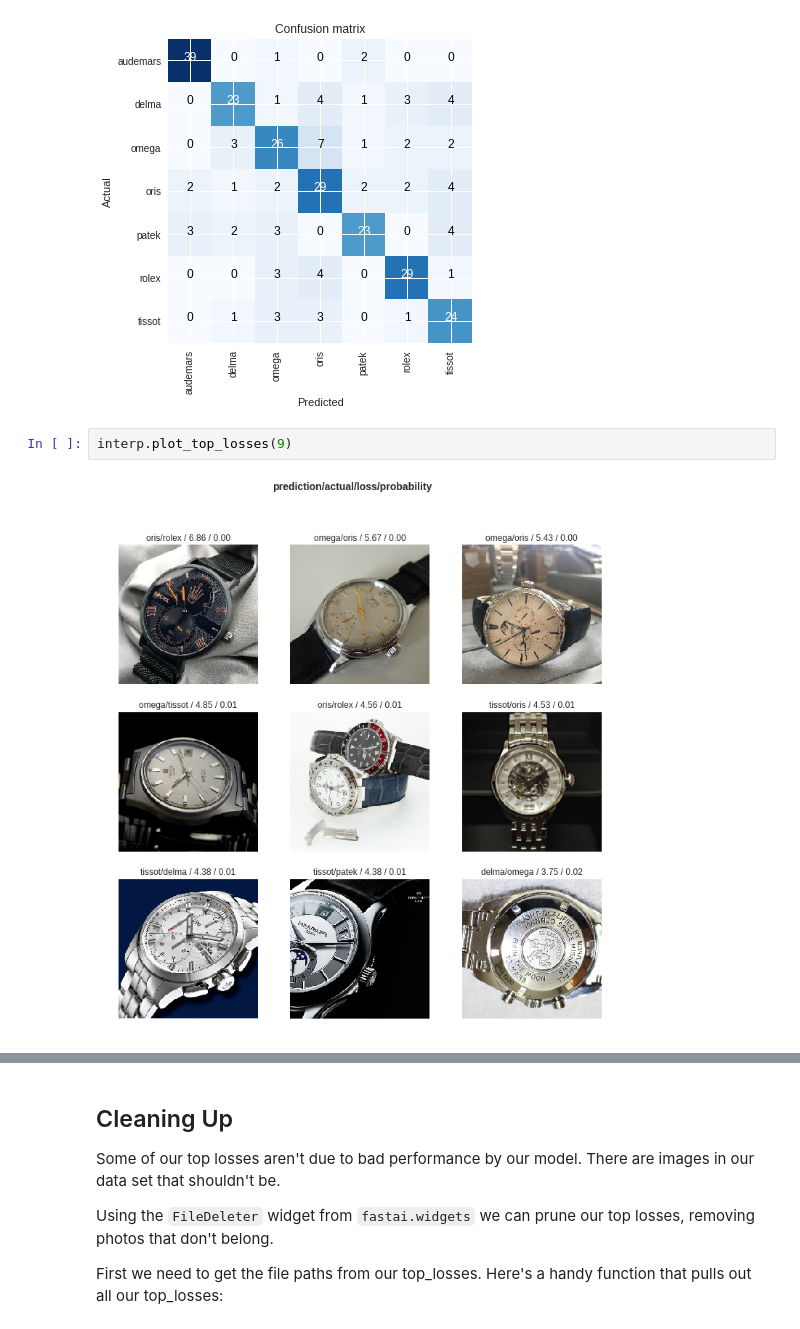
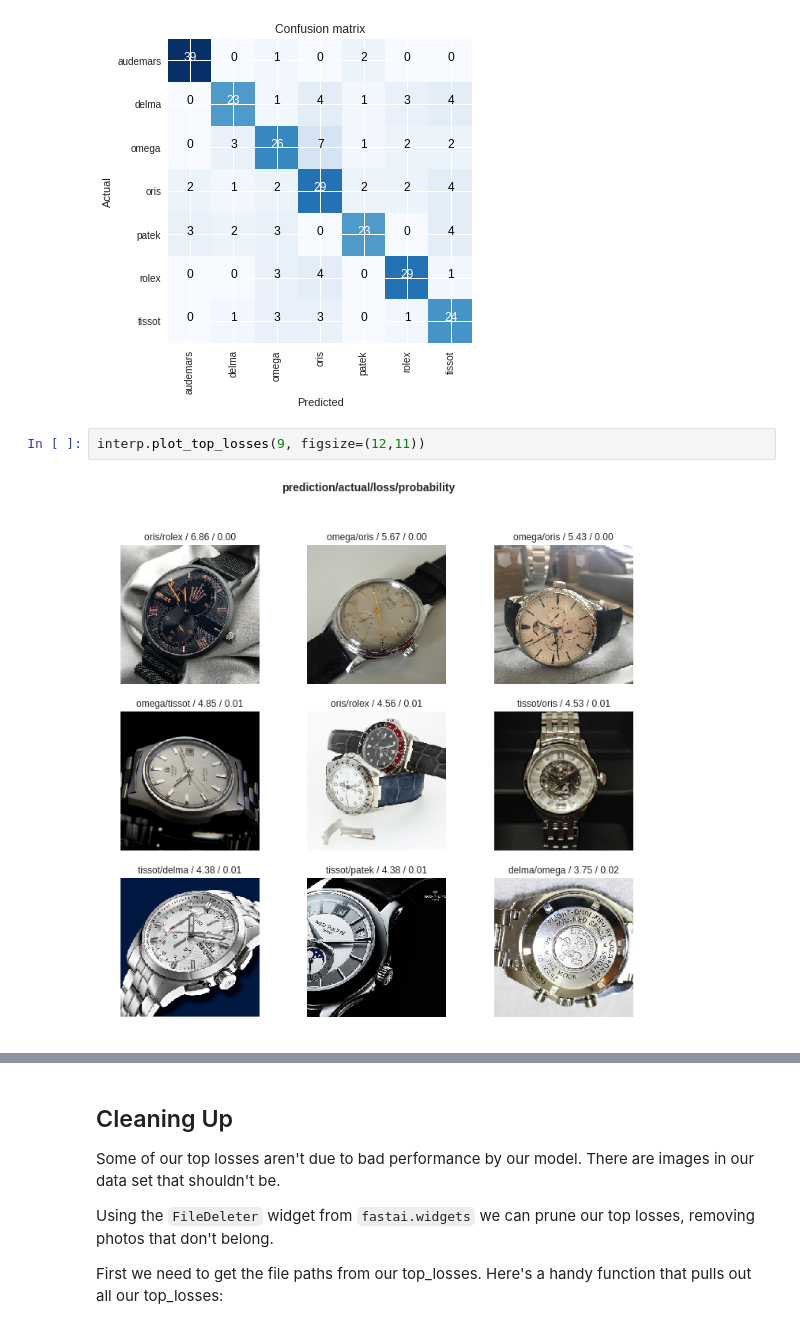
Before and after one commit to cmcoto/swiss-watches-fastai, a Jupyter notebook: FastAI_CNNResnet34ofSwissWatches.ipynb, the cells around one changed output, grey strips where cells are left out. Cells and saved outputs as stored; diff of their text form.

Commit message:
Worked on interp.

```diff
--- a/FastAI_CNNResnet34ofSwissWatches.ipynb
+++ b/FastAI_CNNResnet34ofSwissWatches.ipynb
@@ -318,6 +318,6 @@ interp.plot_confusion_matrix()
 # %% [output]
 [figure]
 # %%
-interp.plot_top_losses(9)
+interp.plot_top_losses(9, figsize=(12,11))
 # %% [output]
-[figure, old version]
+[figure, new version]
```
Also changed, not shown: parts of 2 cells of this notebook.
